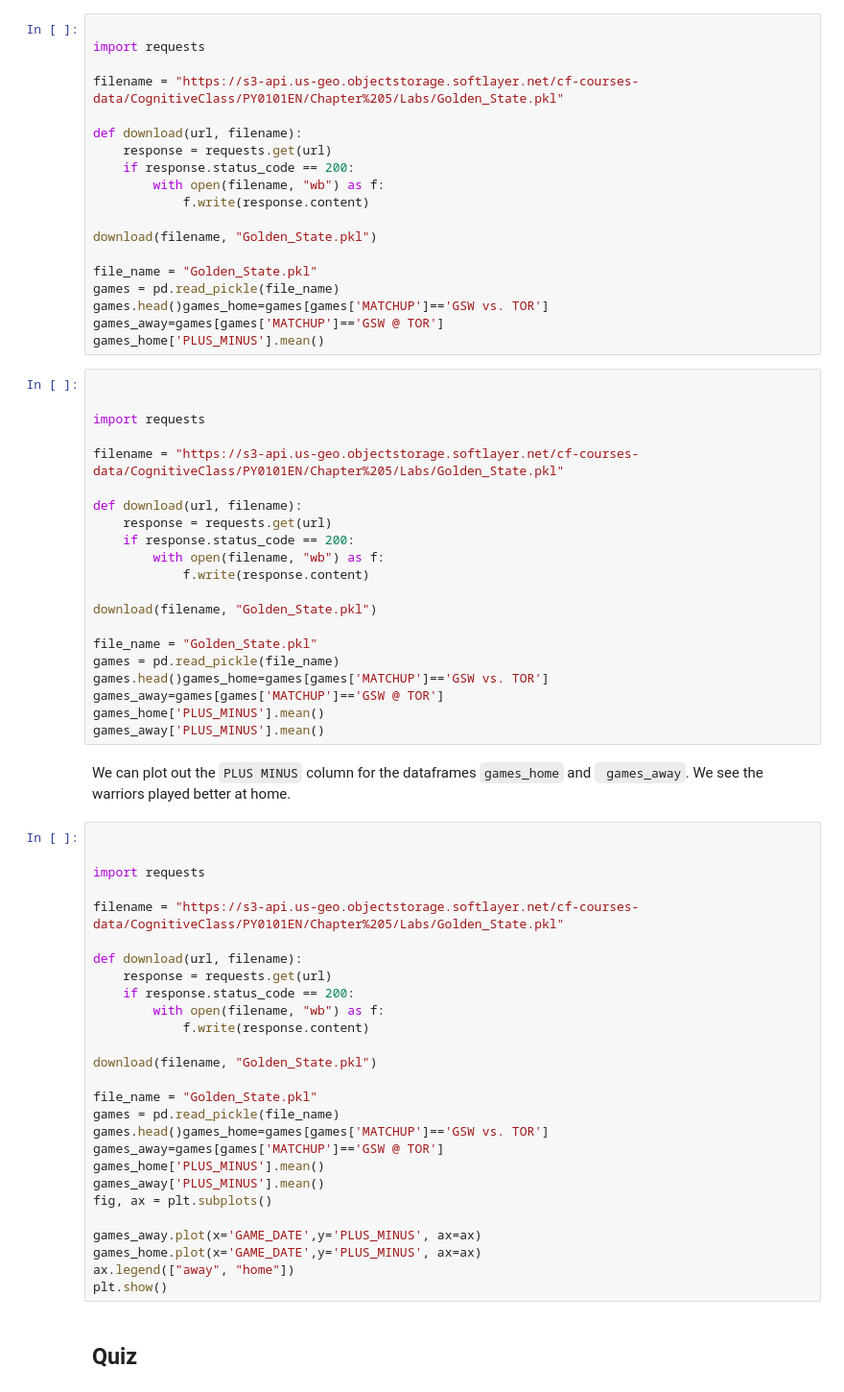
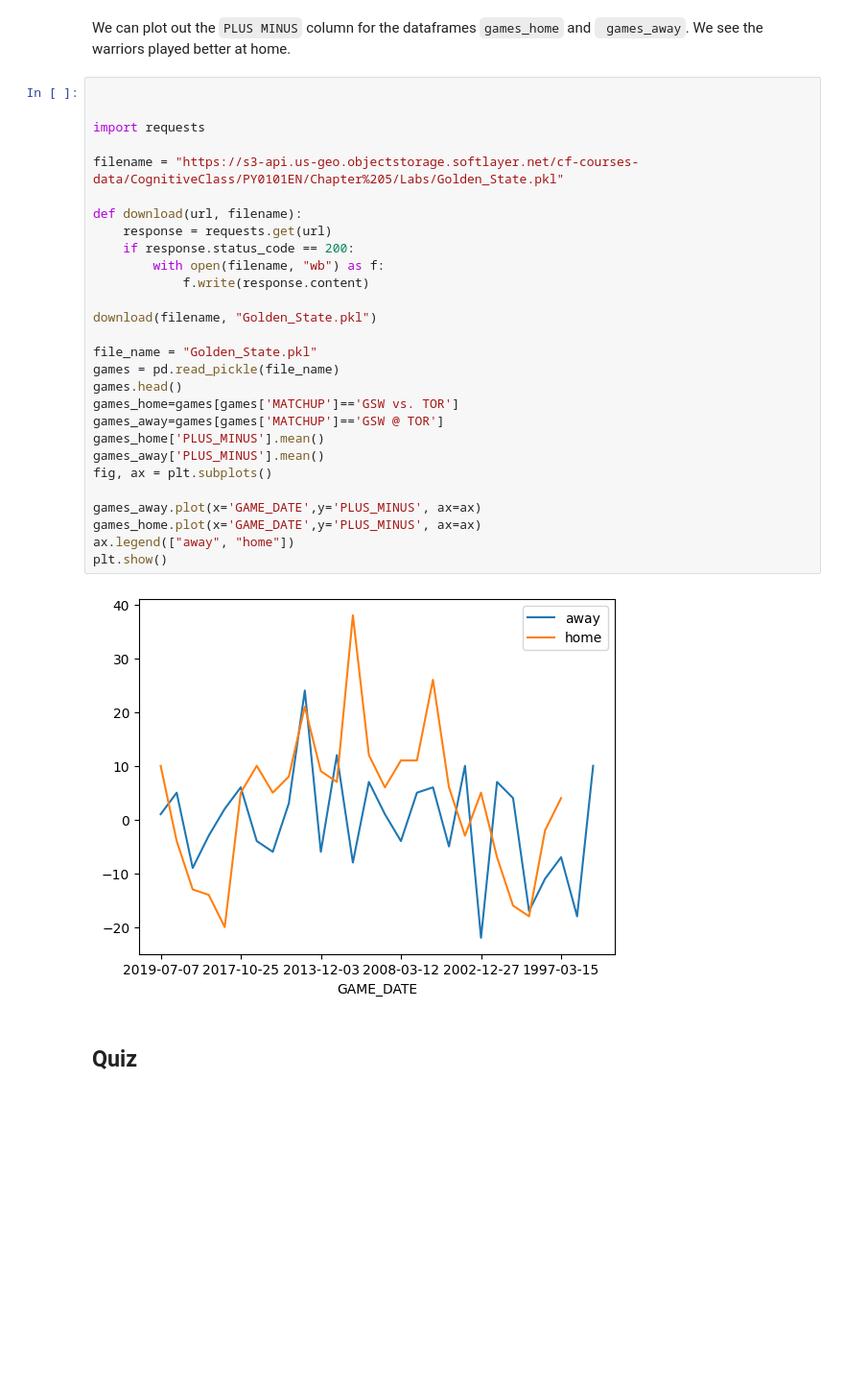
Before and after one commit to Kai369/python-4-class, a Jupyter notebook: not M learn/week 5 uncorupted/intro to api.ipynb, the cells around one changed output. Shown: that part at 96% size. Saved outputs shown, nothing was run; the diff lists cells and outputs as text; blank space fills up the shorter version.

```diff
--- a/not M learn/week 5 uncorupted/intro to api.ipynb
+++ b/not M learn/week 5 uncorupted/intro to api.ipynb
@@ -355,75 +376,38 @@ games_away=games[games['MATCHUP']=='GSW @ TOR']
 # %% [markdown]
 We can calculate the mean for the column <code>PLUS_MINUS</code> for the dataframes <code>games_home</code> and <code> games_away</code>:
-# %%
-
-import requests
-
-filename = "https://s3-api.us-geo.objectstorage.softlayer.net/cf-courses-data/CognitiveClass/PY0101EN/Chapter%205/Labs/Golden_State.pkl"
-
-def download(url, filename):
-    response = requests.get(url)
-    if response.status_code == 200:
-        with open(filename, "wb") as f:
-            f.write(response.content)
-
-download(filename, "Golden_State.pkl")
-
-file_name = "Golden_State.pkl"
-games = pd.read_pickle(file_name)
-games.head()games_home=games[games['MATCHUP']=='GSW vs. TOR']
-games_away=games[games['MATCHUP']=='GSW @ TOR']
-games_home['PLUS_MINUS'].mean()
-# %%
-
-
-import requests
-
-filename = "https://s3-api.us-geo.objectstorage.softlayer.net/cf-courses-data/CognitiveClass/PY0101EN/Chapter%205/Labs/Golden_State.pkl"
-
-def download(url, filename):
-    response = requests.get(url)
-    if response.status_code == 200:
-        with open(filename, "wb") as f:
-            f.write(response.content)
-
-download(filename, "Golden_State.pkl")
-
-file_name = "Golden_State.pkl"
-games = pd.read_pickle(file_name)
-games.head()games_home=games[games['MATCHUP']=='GSW vs. TOR']
-games_away=games[games['MATCHUP']=='GSW @ TOR']
-games_home['PLUS_MINUS'].mean()
-games_away['PLUS_MINUS'].mean()
 # %% [markdown]
 We can plot out the <code>PLUS MINUS</code> column for the dataframes <code>games_home</code> and <code> games_away</code>.
 We see the warriors played better at home.
 # %%
 
 
 import requests
 
 filename = "https://s3-api.us-geo.objectstorage.softlayer.net/cf-courses-data/CognitiveClass/PY0101EN/Chapter%205/Labs/Golden_State.pkl"
 
 def download(url, filename):
     response = requests.get(url)
     if response.status_code == 200:
         with open(filename, "wb") as f:
             f.write(response.content)
 
 download(filename, "Golden_State.pkl")
 
 file_name = "Golden_State.pkl"
 games = pd.read_pickle(file_name)
-games.head()games_home=games[games['MATCHUP']=='GSW vs. TOR']
+games.head()
+games_home=games[games['MATCHUP']=='GSW vs. TOR']
 games_away=games[games['MATCHUP']=='GSW @ TOR']
 games_home['PLUS_MINUS'].mean()
 games_away['PLUS_MINUS'].mean()
 fig, ax = plt.subplots()
 
 games_away.plot(x='GAME_DATE',y='PLUS_MINUS', ax=ax)
 games_home.plot(x='GAME_DATE',y='PLUS_MINUS', ax=ax)
 ax.legend(["away", "home"])
 plt.show()
+# %% [output]
+[figure, added]
 # %% [markdown]
 ## Quiz
 # %% [markdown]
```
Also changed, not shown: parts of 13 cells of this notebook, 7 other files.
